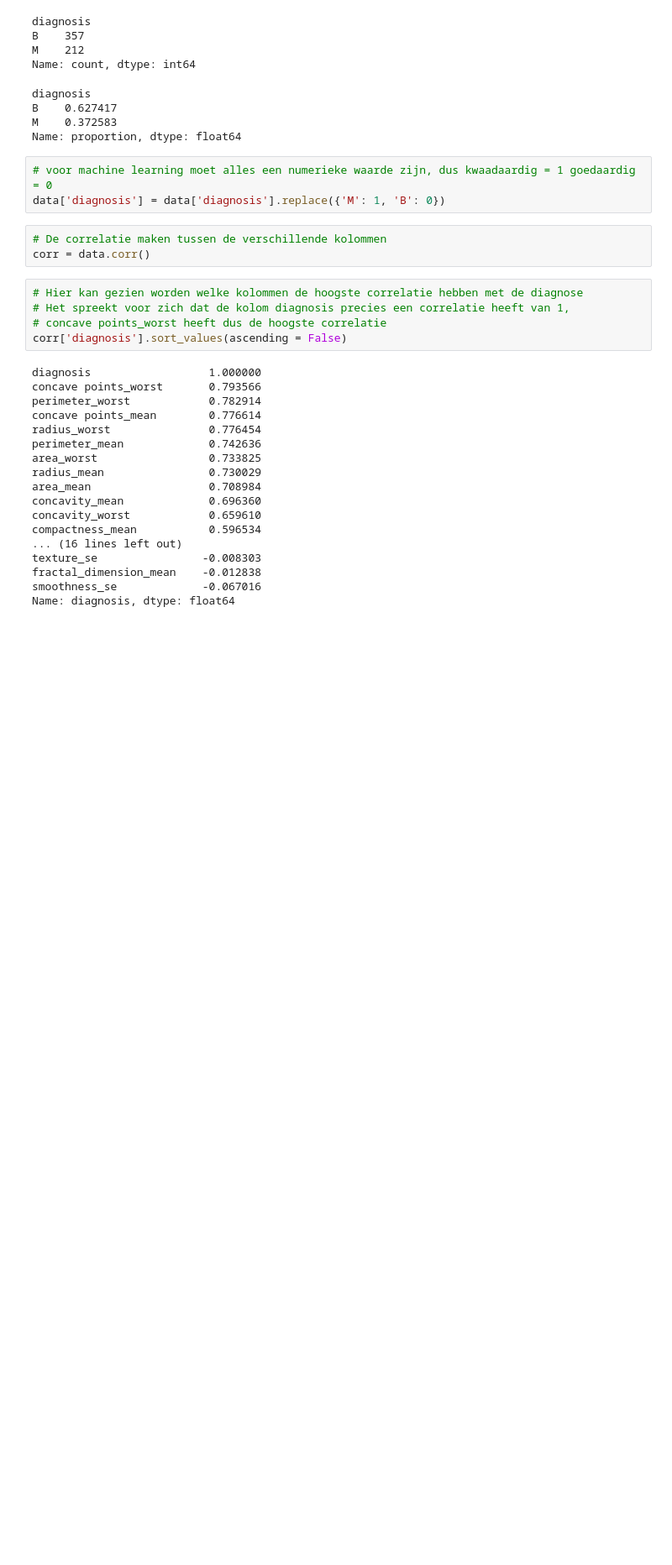
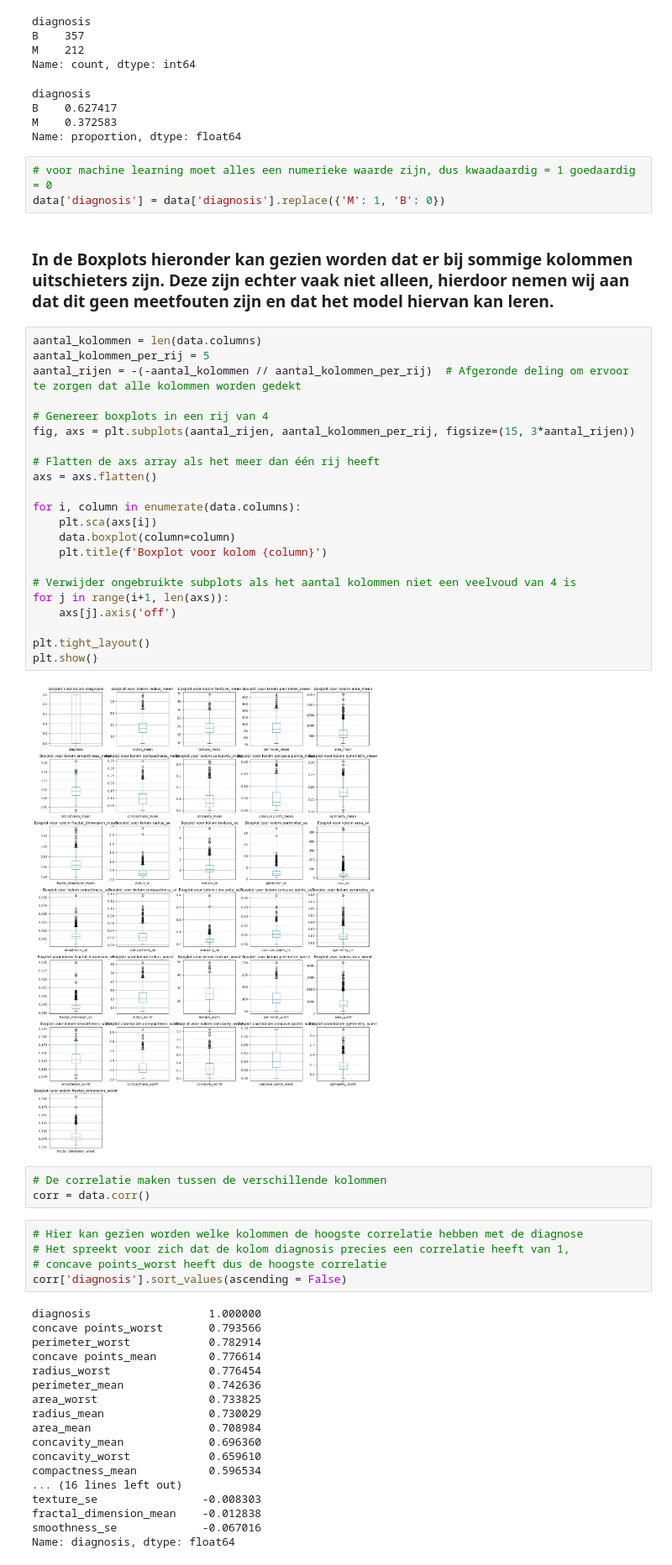
Before and after one commit to TotNotTac/dataminingopdracht, a Jupyter notebook: datamining/opdracht1/code/classification.ipynb, the cells around one changed output. Shown at 84% size. Cells and saved outputs as stored; diff of their text form; blank space fills up the shorter version.

```diff
--- a/datamining/opdracht1/code/classification.ipynb
+++ b/datamining/opdracht1/code/classification.ipynb
@@ -131,6 +153,32 @@ Name: proportion, dtype: float64
 # %%
 # voor machine learning moet alles een numerieke waarde zijn, dus kwaadaardig = 1 goedaardig  = 0
 data['diagnosis'] = data['diagnosis'].replace({'M': 1, 'B': 0})
+# %% [markdown]
+### In de Boxplots hieronder kan gezien worden dat er bij sommige kolommen uitschieters zijn. Deze zijn echter vaak niet alleen, hierdoor nemen wij aan dat dit geen meetfouten zijn en dat het model hiervan kan leren.
+# %%
+aantal_kolommen = len(data.columns)
+aantal_kolommen_per_rij = 5
+aantal_rijen = -(-aantal_kolommen // aantal_kolommen_per_rij)  # Afgeronde deling om ervoor te zorgen dat alle kolommen worden gedekt
+
+# Genereer boxplots in een rij van 4
+fig, axs = plt.subplots(aantal_rijen, aantal_kolommen_per_rij, figsize=(15, 3*aantal_rijen))
+
+# Flatten de axs array als het meer dan één rij heeft
+axs = axs.flatten()
+
+for i, column in enumerate(data.columns):
+    plt.sca(axs[i])
+    data.boxplot(column=column)
+    plt.title(f'Boxplot voor kolom {column}')
+
+# Verwijder ongebruikte subplots als het aantal kolommen niet een veelvoud van 4 is
+for j in range(i+1, len(axs)):
+    axs[j].axis('off')
+
+plt.tight_layout()
+plt.show()
+# %% [output]
+[figure, added]
 # %%
 # De correlatie maken tussen de verschillende kolommen
 corr = data.corr()
```
Also changed, not shown: parts of 21 cells of this notebook.
